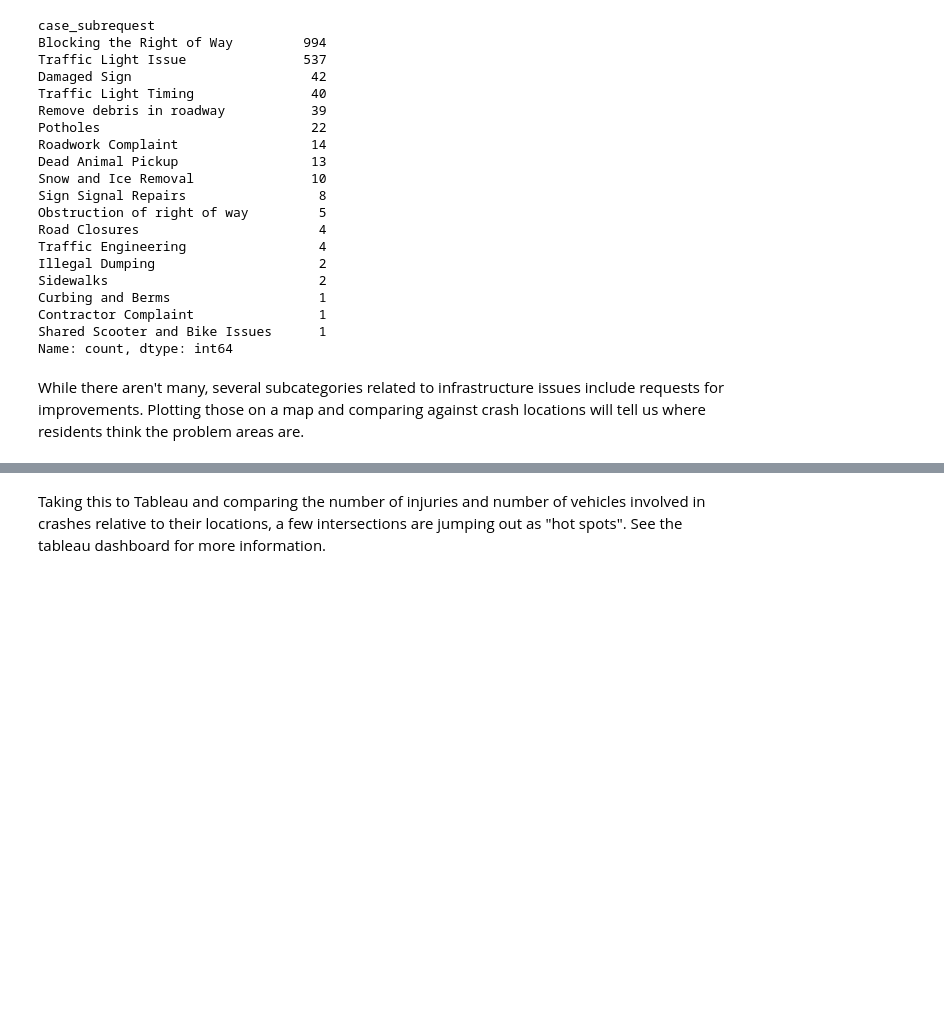
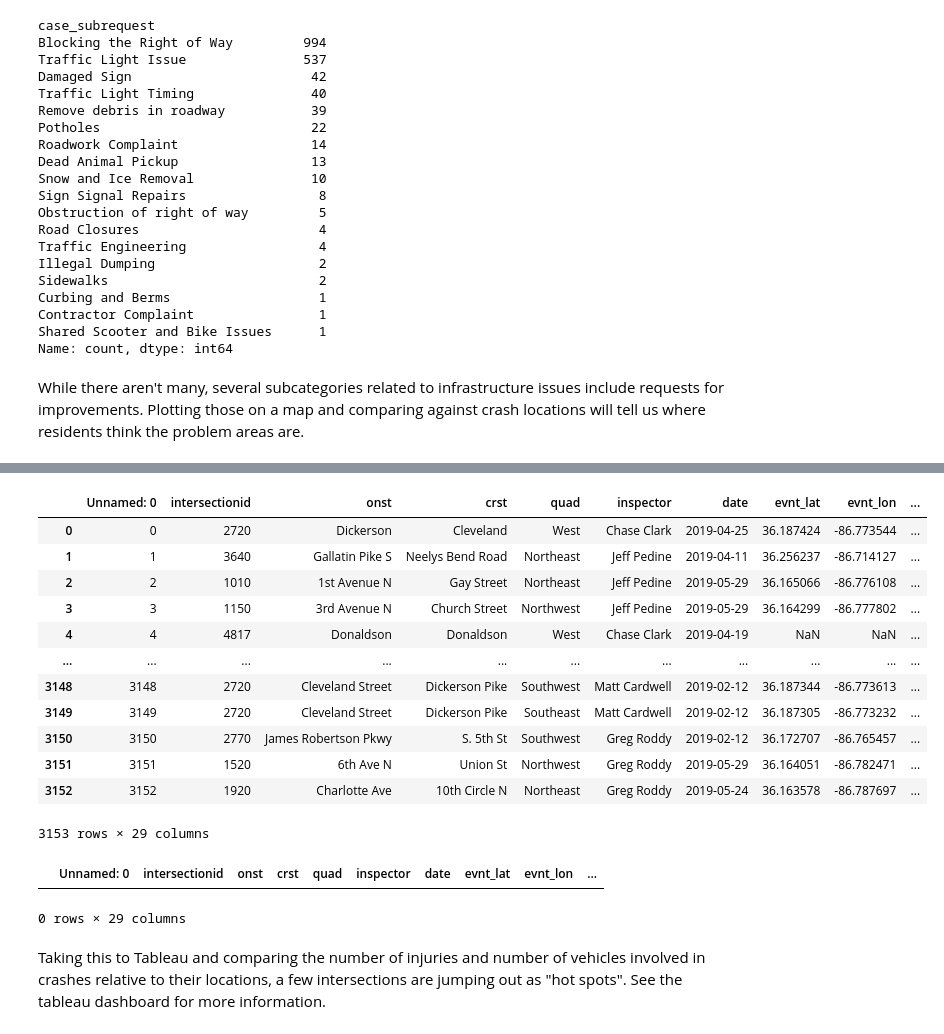
Before and after one commit to jchabinec/Making-Nashvilles-Streets-Safer, a Jupyter notebook: notebooks/eda.ipynb, the cells around one changed output, grey strips where cells are left out. Cells and saved outputs as stored; diff of their text form; code cells hidden in the pictures; blank space fills up the shorter version.

```diff
--- a/notebooks/eda.ipynb
+++ b/notebooks/eda.ipynb
@@ -393,0 +363,3 @@ memory usage: 1.1+ MB
+# %%
+ped_inv = pd.read_csv('../data/clean/ped_inv.csv')
+ped_inv.info()
@@ -394,2 +384,24 @@ memory usage: 1.1+ MB
+# %%
+ped_inv
+# %% [output]
+|  | Unnamed: 0 | intersectionid | onst | crst | quad | inspector | date | evnt_lat | evnt_lon | ... |
+| 0 | 0 | 2720 | Dickerson | Cleveland | West | Chase Clark | 2019-04-25 | 36.187424 | -86.773544 | ... |
+| 1 | 1 | 3640 | Gallatin Pike S | Neelys Bend Road | Northeast | Jeff Pedine | 2019-04-11 | 36.256237 | -86.714127 | ... |
+| 2 | 2 | 1010 | 1st Avenue N | Gay Street | Northeast | Jeff Pedine | 2019-05-29 | 36.165066 | -86.776108 | ... |
+| 3 | 3 | 1150 | 3rd Avenue N | Church Street | Northwest | Jeff Pedine | 2019-05-29 | 36.164299 | -86.777802 | ... |
+| 4 | 4 | 4817 | Donaldson | Donaldson | West | Chase Clark | 2019-04-19 | NaN | NaN | ... |
+| ... | ... | ... | ... | ... | ... | ... | ... | ... | ... | ... |
+| 3148 | 3148 | 2720 | Cleveland Street | Dickerson Pike | Southwest | Matt Cardwell | 2019-02-12 | 36.187344 | -86.773613 | ... |
+| 3149 | 3149 | 2720 | Cleveland Street | Dickerson Pike | Southeast | Matt Cardwell | 2019-02-12 | 36.187305 | -86.773232 | ... |
+| 3150 | 3150 | 2770 | James Robertson Pkwy | S. 5th St | Southwest | Greg Roddy | 2019-02-12 | 36.172707 | -86.765457 | ... |
+| 3151 | 3151 | 1520 | 6th Ave N | Union St | Northwest | Greg Roddy | 2019-05-29 | 36.164051 | -86.782471 | ... |
+| 3152 | 3152 | 1920 | Charlotte Ave | 10th Circle N | Northeast | Greg Roddy | 2019-05-24 | 36.163578 | -86.787697 | ... |
+3153 rows × 29 columns
+# %%
+ped_inv = ped_inv[ped_inv['onst'].str.contains('GALLATIN|MAIN')]
+ped_inv
+# %% [output]
+|  | Unnamed: 0 | intersectionid | onst | crst | quad | inspector | date | evnt_lat | evnt_lon | ... |
+0 rows × 29 columns
 # %% [markdown]
 Taking this to Tableau and comparing the number of injuries and number of vehicles involved in crashes relative to their locations, a few intersections are jumping out as "hot spots". See the tableau dashboard for more information.
```
Also changed, not shown: parts of 15 cells of this notebook, 2 other files.
